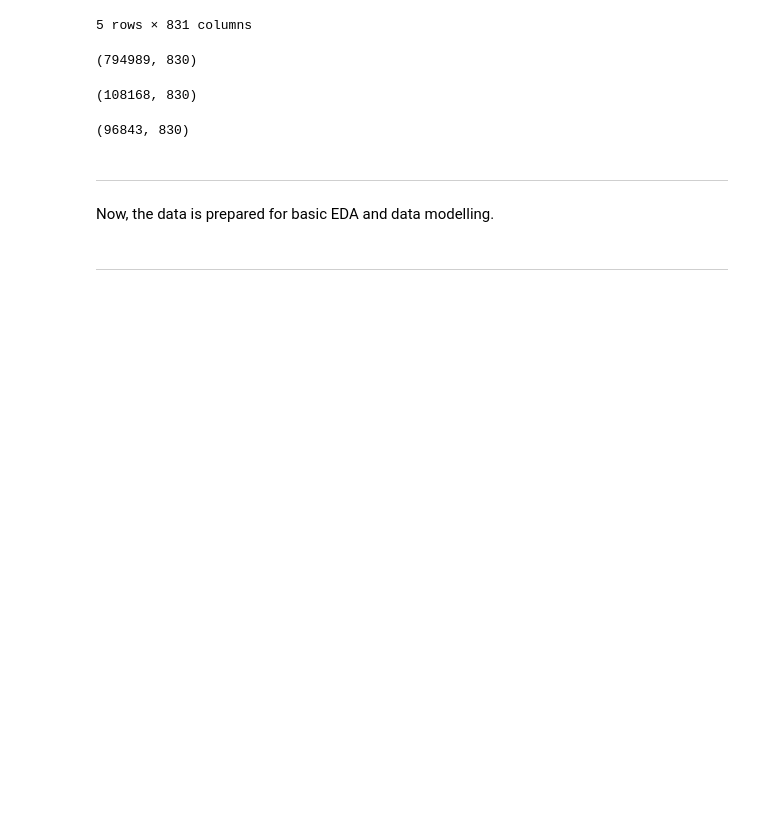
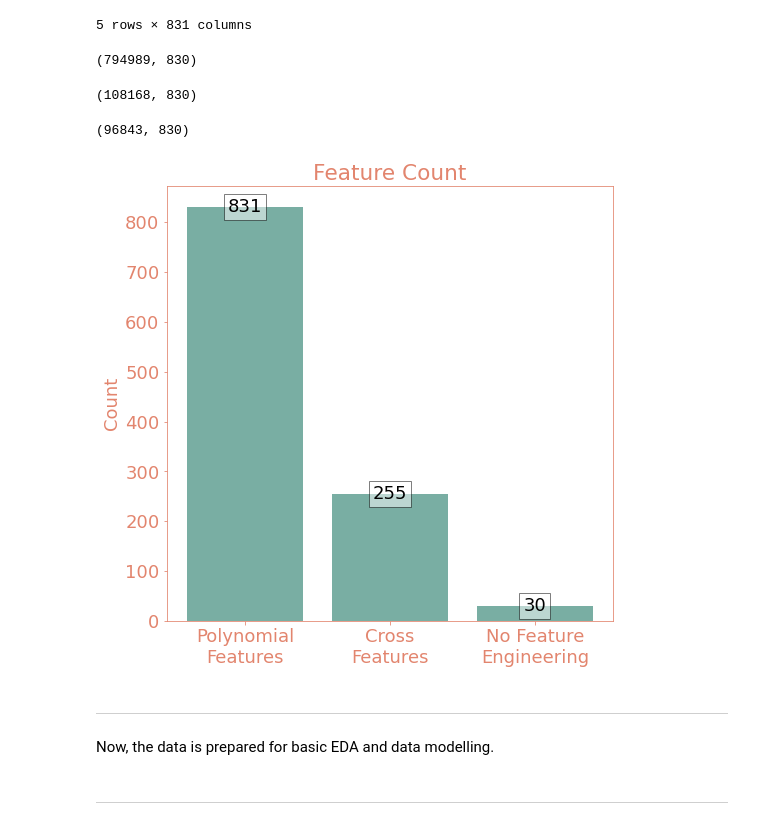
Before and after one commit to bmsienk/An-Analysis-of-Account-Opening-Fraud-Utilizing-Neural-Networks, a Jupyter notebook: Notebooks/01-DataPrep.ipynb, the cells around one changed output. Cells and saved outputs as stored; diff of their text form; code cells hidden in the pictures; blank space fills up the shorter version.

```diff
--- a/Notebooks/01-DataPrep.ipynb
+++ b/Notebooks/01-DataPrep.ipynb
@@ -728,14 +811,14 @@ Now that the base datasets have been completed, some feature engineering is wort
 # %%
 cross_numeric_features = pd.DataFrame(np.zeros([len(X_base), ]), columns=["0"])
 
-for feature in numeric_features:
-    for second_feature in numeric_features:
+for feature in numeric_features_base:
+    for second_feature in numeric_features_base:
         feature_name = feature + "/" + second_feature
-        if feature_name not in numeric_features.columns:
+        if feature_name not in numeric_features_base.columns:
             cross_numeric_features[feature_name] =\
-            numeric_features[feature] * numeric_features[second_feature]
+            numeric_features_base[feature] * numeric_features_base[second_feature]
 # %%
-cross_features = pd.concat([numeric_features,
+cross_features = pd.concat([numeric_features_base,
                            cross_numeric_features.drop('0',
                                                        axis=1)],
                            axis=1)
@@ -868,6 +951,48 @@ SMOTE(random_state=21, sampling_strategy=0.25) \
 # %%
 pd.DataFrame(X_train_base_poly_scaled_resampled) \
 .to_csv('Data/base/X_train_base_poly_scaled_resampled.csv', index=False)
+# %%
+plt.rcParams.update({'font.size': 18})
+
+label = ['Polynomial\nFeatures',
+         'Cross\nFeatures',
+         'No Feature\nEngineering']
+
+height = [len(X_base_poly.columns),
+          len(X_base_cross.columns),
+          len(X_base.columns)]
+
+fig, ax = plt.subplots(figsize=(8,8))
+
+plt.ScalarFormatter().set_powerlimits((-3, 10))
+ax.ticklabel_format(style='plain')
+
+plt.bar(x=label, height=height, color='#79AEA3')
+xlocs, xlabs = plt.xticks()
+plt.ylabel('Count')
+plt.title('Feature Count')
+ax.xaxis.label.set_color('#E2856E')
+ax.yaxis.label.set_color('#E2856E')
+ax.title.set_color('#E2856E')
+
+ax.tick_params(axis='x', colors='#E2856E')
+ax.tick_params(axis='y', colors='#E2856E')
+
+
+ax.spines['left'].set_color('#E2856E')
+ax.spines['right'].set_color('#E2856E')
+ax.spines['top'].set_color('#E2856E')
+ax.spines['bottom'].set_color('#E2856E')
+
+for i, j in enumerate(height):
+    plt.text(xlocs[i],
+             j-10,
+             ((str(round(j,1)))),
+             ha ='center',
+             bbox = dict(facecolor = 'white', alpha = .5))
+plt.savefig('../Images/features.png', bbox_inches='tight');
+# %% [output]
+[figure, added]
 # %% [markdown]
 ---
 # %% [markdown]
```
Also changed, not shown: parts of 26 cells of this notebook, 4 other files.
